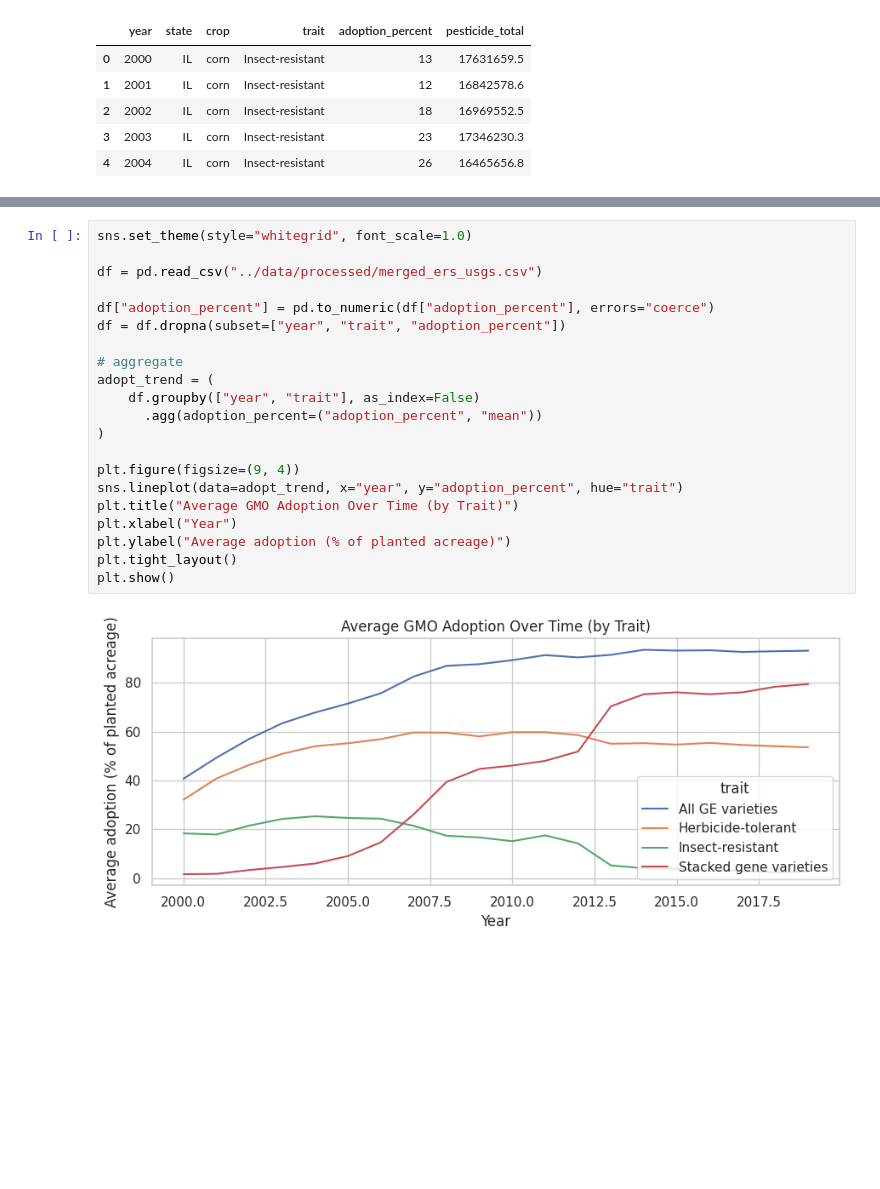
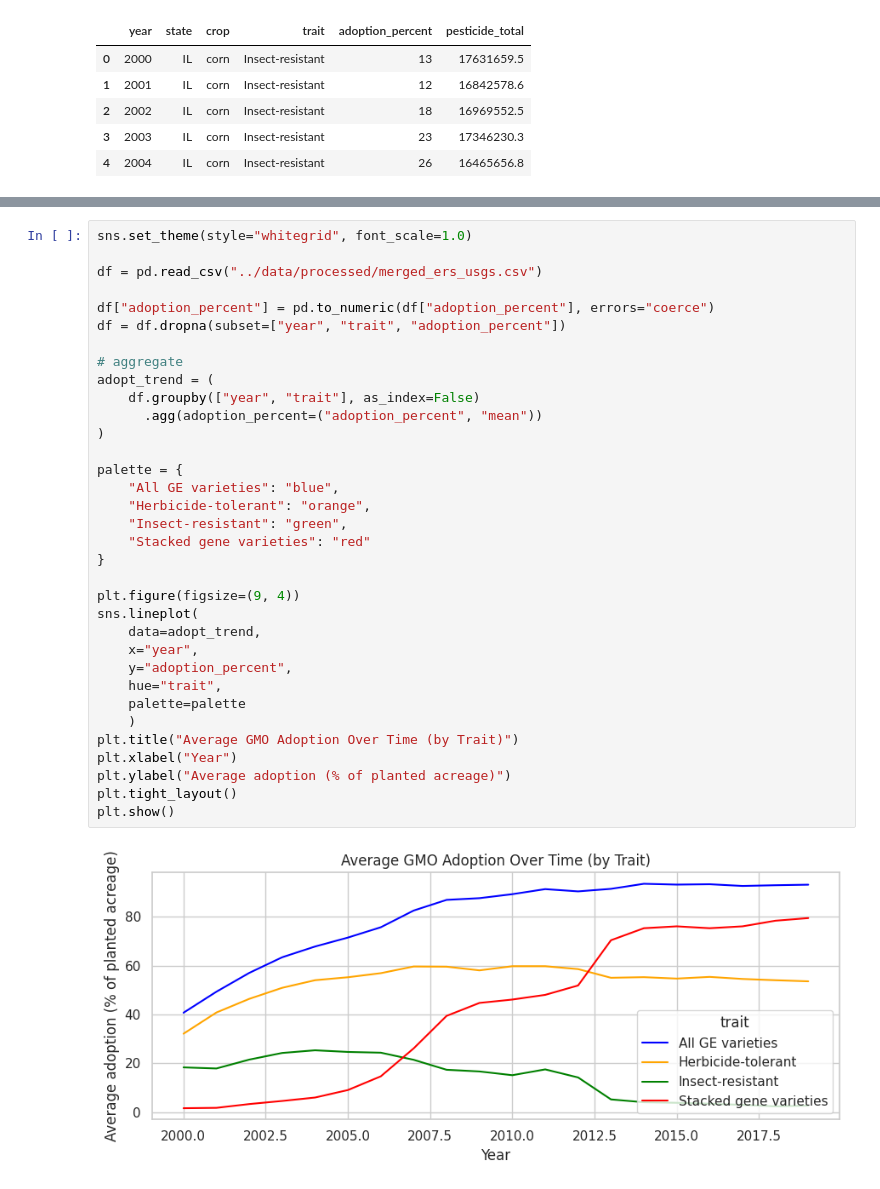
Before and after one commit to regitting/gmo-ecological-trends, a Jupyter notebook: notebooks/analysis.ipynb, the cells around one changed output, grey strips where cells are left out. Cells and saved outputs as stored; diff of their text form; blank space fills up the shorter version.

```diff
--- a/notebooks/analysis.ipynb
+++ b/notebooks/analysis.ipynb
@@ -58,26 +58,39 @@ plt.show()
 # %%
 sns.set_theme(style="whitegrid", font_scale=1.0)
 
 df = pd.read_csv("../data/processed/merged_ers_usgs.csv")
 
 df["adoption_percent"] = pd.to_numeric(df["adoption_percent"], errors="coerce")
 df = df.dropna(subset=["year", "trait", "adoption_percent"])
 
 # aggregate
 adopt_trend = (
     df.groupby(["year", "trait"], as_index=False)
       .agg(adoption_percent=("adoption_percent", "mean"))
 )
 
+palette = {
+    "All GE varieties": "blue",
+    "Herbicide-tolerant": "orange",
+    "Insect-resistant": "green",
+    "Stacked gene varieties": "red"
+}
+
 plt.figure(figsize=(9, 4))
-sns.lineplot(data=adopt_trend, x="year", y="adoption_percent", hue="trait")
+sns.lineplot(
+    data=adopt_trend,
+    x="year",
+    y="adoption_percent",
+    hue="trait",
+    palette=palette
+    )
 plt.title("Average GMO Adoption Over Time (by Trait)")
 plt.xlabel("Year")
 plt.ylabel("Average adoption (% of planted acreage)")
 plt.tight_layout()
 plt.show()
 # %% [output]
-[figure, old version]
+[figure, new version]
 # %%
 df = pd.read_csv("../data/processed/merged_ers_usgs.csv")
 df = df.dropna(subset=["year", "trait", "pesticide_total"])
```
Also changed, not shown: parts of 2 cells of this notebook.
